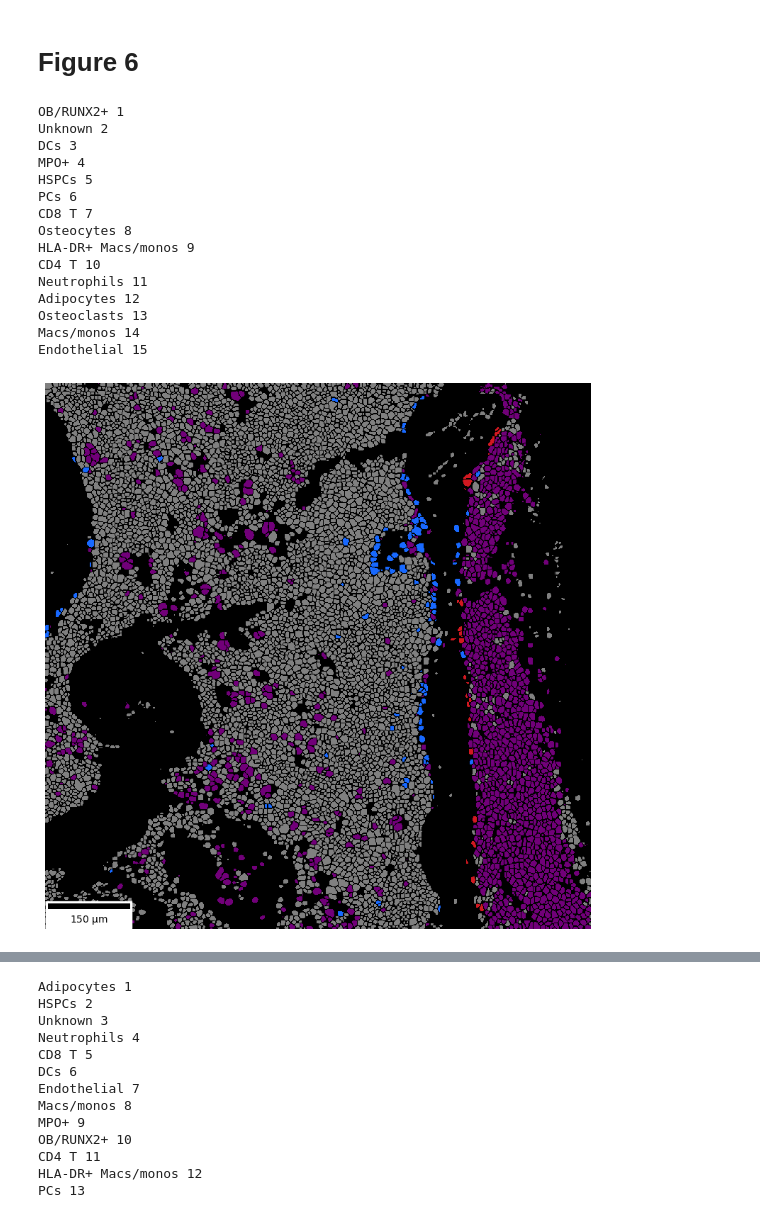
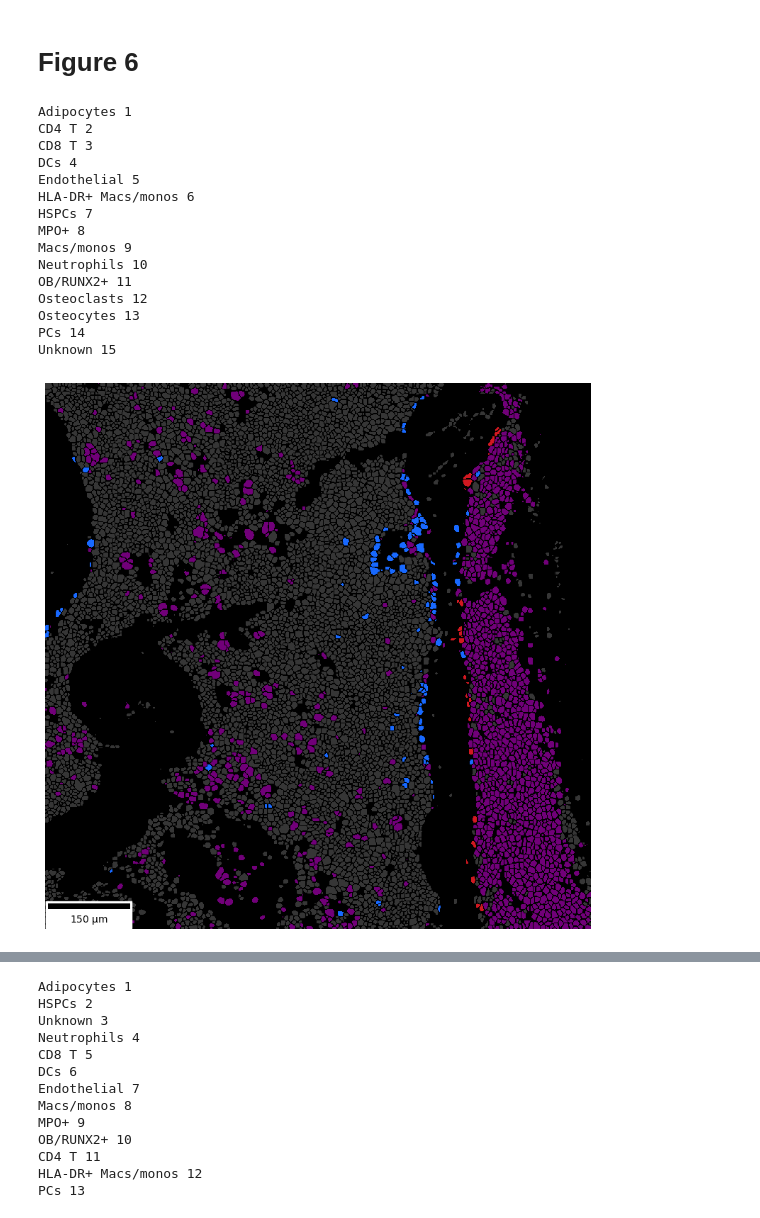
Before and after one commit to SchapiroLabor/myeloma_imc, a Jupyter notebook: src/Paper/figure_plots/spatial_plots.ipynb, the cells around one changed output, grey strips where cells are left out. Drawn from its saved outputs; the diff is of its cells as text; code cells hidden in the pictures.

```diff
--- a/src/Paper/figure_plots/spatial_plots.ipynb
+++ b/src/Paper/figure_plots/spatial_plots.ipynb
@@ -586,8 +585,8 @@ seg_mask_path = f'/Users/lukashat/Documents/PhD_Schapiro/Projects/Myeloma_Standa
 cell_df = cell_df_whole.loc[cell_df_whole['image_ID'] == sample]
 cell_df = cell_df[cell_df['Phenotype4'] != 'exclude']
 target_col = 'Phenotype4' # column of interest for color coding
-unique_identifiers = set(cell_df[target_col].unique())
-segmentation_mask, plot_segmentation = process_full_image(cell_df=cell_df, seg_mask_path=seg_mask_path, target_col=target_col, label_col='Object') # if unsure of which regions to select, I just process the full image then crop the files later - this could be made more efficient by cropping the image before processing
+unique_identifiers = sorted(set(cell_df[target_col].unique()))
+segmentation_mask, plot_segmentation = process_full_image(cell_df=cell_df, seg_mask_path=seg_mask_path, target_col=target_col, unique_identifiers=unique_identifiers, label_col='Object') # if unsure of which regions to select, I just process the full image then crop the files later - this could be made more efficient by cropping the image before processing
 ROI_upper_left = (0, 0)
 ROI_lower_right = (1000,1000)
 roi_crop, plot_crop = crop_roi(segmentation_mask, plot_segmentation, ROI_upper_left, ROI_lower_right)
@@ -595,7 +594,7 @@ background_color = 'black'
 phenotype_color_map2 = phenotype_color_map.copy()
 for key in phenotype_color_map.keys():
     if key not in ['PCs', 'Neutrophils', 'DCs', 'CD4 T', 'CD8 T', 'Macs/monos', 'HLA-DR+ Macs/monos']:
-        phenotype_color_map2[key] = 'grey'
+        phenotype_color_map2[key] = '#363636'
 colors_list = [background_color] + [phenotype_color_map2[identifier] for identifier in unique_identifiers]
 final_cmap = colors.ListedColormap(colors_list)
 create_plot(roi_crop=roi_crop, plot_crop=plot_crop, cmap=final_cmap, boundaries=True, boundary_color=(0, 0, 0, 1), boundary_thickness=1,
@@ -656,8 +655,8 @@ seg_mask_path = f'/Users/lukashat/Documents/PhD_Schapiro/Projects/Myeloma_Standa
 cell_df = cell_df_whole.loc[cell_df_whole['image_ID'] == sample]
 cell_df = cell_df[cell_df['cellcharter_CN'] != 'exclude']
 target_col = 'cellcharter_CN' # column of interest for color coding
-unique_identifiers = set(cell_df[target_col].unique())
-segmentation_mask, plot_segmentation = process_full_image(cell_df=cell_df, seg_mask_path=seg_mask_path, target_col=target_col, label_col='Object') # if unsure of which regions to select, I just process the full image then crop the files later - this could be made more efficient by cropping the image before processing
+unique_identifiers = sorted(set(cell_df[target_col].unique()))
+segmentation_mask, plot_segmentation = process_full_image(cell_df=cell_df, seg_mask_path=seg_mask_path, target_col=target_col, unique_identifiers=unique_identifiers, label_col='Object') # if unsure of which regions to select, I just process the full image then crop the files later - this could be made more efficient by cropping the image before processing
 ROI_upper_left = (0, 0)
 ROI_lower_right = (1000,1000)
 roi_crop, plot_crop = crop_roi(segmentation_mask, plot_segmentation, ROI_upper_left, ROI_lower_right)
@@ -665,7 +664,7 @@ background_color = 'black'
 neighborhood_color_map2 = neighborhood_color_map.copy()
 for key in neighborhood_color_map.keys():
     if key not in ['PC_OXPHOS', 'PC_MYELOID', 'ADAPTIVE_IMMUNE', 'HIF1A_IMMUNE']:
-        neighborhood_color_map2[key] = 'grey'
+        neighborhood_color_map2[key] = '#363636'
 colors_list = [background_color] + [neighborhood_color_map2[identifier] for identifier in unique_identifiers]
 final_cmap = colors.ListedColormap(colors_list)
 create_plot(roi_crop=roi_crop, plot_crop=plot_crop, cmap=final_cmap, boundaries=True, boundary_color=(0, 0, 0, 1), boundary_thickness=1,
@@ -691,8 +690,8 @@ seg_mask_path = f'/Users/lukashat/Documents/PhD_Schapiro/Projects/Myeloma_Standa
 cell_df = cell_df_whole.loc[cell_df_whole['image_ID'] == sample]
 cell_df = cell_df[cell_df['Phenotype4'] != 'exclude']
 target_col = 'Phenotype4' # column of interest for color coding
-unique_identifiers = set(cell_df[target_col].unique())
-segmentation_mask, plot_segmentation = process_full_image(cell_df=cell_df, seg_mask_path=seg_mask_path, target_col=target_col, label_col='Object') # if unsure of which regions to select, I just process the full image then crop the files later - this could be made more efficient by cropping the image before processing
+unique_identifiers = sorted(set(cell_df[target_col].unique()))
+segmentation_mask, plot_segmentation = process_full_image(cell_df=cell_df, seg_mask_path=seg_mask_path, target_col=target_col, unique_identifiers=unique_identifiers, label_col='Object') # if unsure of which regions to select, I just process the full image then crop the files later - this could be made more efficient by cropping the image before processing
 ROI_upper_left = (0, 0)
 ROI_lower_right = (1000,1000)
 roi_crop, plot_crop = crop_roi(segmentation_mask, plot_segmentation, ROI_upper_left, ROI_lower_right)
@@ -700,7 +699,7 @@ background_color = 'black'
 phenotype_color_map2 = phenotype_color_map.copy()
 for key in phenotype_color_map.keys():
     if key not in ['PCs', 'Neutrophils', 'DCs', 'CD4 T', 'CD8 T', 'Macs/monos', 'HLA-DR+ Macs/monos']:
-        phenotype_color_map2[key] = 'grey'
+        phenotype_color_map2[key] = '#363636'
 colors_list = [background_color] + [phenotype_color_map2[identifier] for identifier in unique_identifiers]
 final_cmap = colors.ListedColormap(colors_list)
 create_plot(roi_crop=roi_crop, plot_crop=plot_crop, cmap=final_cmap, boundaries=True, boundary_color=(0, 0, 0, 1), boundary_thickness=1,
@@ -731,8 +730,8 @@ seg_mask_path = f'/Users/lukashat/Documents/PhD_Schapiro/Projects/Myeloma_Standa
 cell_df = cell_df_whole.loc[cell_df_whole['image_ID'] == sample]
 cell_df = cell_df[cell_df['cellcharter_CN'] != 'exclude']
 target_col = 'cellcharter_CN' # column of interest for color coding
-unique_identifiers = set(cell_df[target_col].unique())
-segmentation_mask, plot_segmentation = process_full_image(cell_df=cell_df, seg_mask_path=seg_mask_path, target_col=target_col, label_col='Object') # if unsure of which regions to select, I just process the full image then crop the files later - this could be made more efficient by cropping the image before processing
+unique_identifiers = sorted(set(cell_df[target_col].unique()))
+segmentation_mask, plot_segmentation = process_full_image(cell_df=cell_df, seg_mask_path=seg_mask_path, target_col=target_col, unique_identifiers=unique_identifiers, label_col='Object') # if unsure of which regions to select, I just process the full image then crop the files later - this could be made more efficient by cropping the image before processing
 ROI_upper_left = (0, 0)
 ROI_lower_right = (1000,1000)
 roi_crop, plot_crop = crop_roi(segmentation_mask, plot_segmentation, ROI_upper_left, ROI_lower_right)
@@ -740,7 +739,7 @@ background_color = 'black'
 neighborhood_color_map2 = neighborhood_color_map.copy()
 for key in neighborhood_color_map.keys():
     if key not in ['PC_OXPHOS', 'PC_MYELOID', 'ADAPTIVE_IMMUNE', 'HIF1A_IMMUNE']:
-        neighborhood_color_map2[key] = 'grey'
+        neighborhood_color_map2[key] = '#363636'
 colors_list = [background_color] + [neighborhood_color_map2[identifier] for identifier in unique_identifiers]
 final_cmap = colors.ListedColormap(colors_list)
 create_plot(roi_crop=roi_crop, plot_crop=plot_crop, cmap=final_cmap, boundaries=True, boundary_color=(0, 0, 0, 1), boundary_thickness=1,
@@ -762,46 +761,46 @@ HIF1A_IMMUNE 9
 # %%
 save_path = f'/Users/lukashat/Documents/PhD_Schapiro/Projects/Myeloma_Standal/paper/plots/figures/figure_6/{extension}/'
 save_path_supp = f'/Users/lukashat/Documents/PhD_Schapiro/Projects/Myeloma_Standal/paper/plots/figures/suppl_figure_6/{extension}/'
 df = adata.to_df()
 cell_df_whole = df.join(adata.obs)
 sample = 'TS-373_IMC43_B_002.csv'
 seg_name = sample.split('.csv')[0] + '.tiff'
 seg_mask_path = f'/Users/lukashat/Documents/PhD_Schapiro/Projects/Myeloma_Standal/results/standard/masks/{seg_name}'
 cell_df = cell_df_whole.loc[cell_df_whole['image_ID'] == sample]
 cell_df = cell_df[cell_df['Phenotype4'] != 'exclude']
 target_col = 'Phenotype4' # column of interest for color coding
-unique_identifiers = set(cell_df[target_col].unique())
-segmentation_mask, plot_segmentation = process_full_image(cell_df=cell_df, seg_mask_path=seg_mask_path, target_col=target_col, label_col='Object') # if unsure of which regions to select, I just process the full image then crop the files later - this could be made more efficient by cropping the image before processing
+unique_identifiers = sorted(set(cell_df[target_col].unique()))
+segmentation_mask, plot_segmentation = process_full_image(cell_df=cell_df, seg_mask_path=seg_mask_path, target_col=target_col, unique_identifiers=unique_identifiers, label_col='Object') # if unsure of which regions to select, I just process the full image then crop the files later - this could be made more efficient by cropping the image before processing
 ROI_upper_left = (0, 0)
 ROI_lower_right = (1000,1000)
 roi_crop, plot_crop = crop_roi(segmentation_mask, plot_segmentation, ROI_upper_left, ROI_lower_right)
 background_color = 'black'
 phenotype_color_map2 = phenotype_color_map.copy()
 for key in phenotype_color_map.keys():
     if key not in ['PCs', 'OB/RUNX2+', 'Osteoclasts']:
-        phenotype_color_map2[key] = 'grey'
+        phenotype_color_map2[key] = '#363636'
 colors_list = [background_color] + [phenotype_color_map2[identifier] for identifier in unique_identifiers]
 final_cmap = colors.ListedColormap(colors_list)
 create_plot(roi_crop=roi_crop, plot_crop=plot_crop, cmap=final_cmap, boundaries=True, boundary_color=(0, 0, 0, 1), boundary_thickness=1,
             save_path=os.path.join(save_path, f'{sample.split(".csv")[0]}_{target_col}_greyed.{extension}')
             )
 # %% [output]
-OB/RUNX2+ 1
-Unknown 2
-DCs 3
-MPO+ 4
-HSPCs 5
-PCs 6
-CD8 T 7
-Osteocytes 8
-HLA-DR+ Macs/monos 9
-CD4 T 10
-Neutrophils 11
-Adipocytes 12
-Osteoclasts 13
-Macs/monos 14
-Endothelial 15
+Adipocytes 1
+CD4 T 2
+CD8 T 3
+DCs 4
+Endothelial 5
+HLA-DR+ Macs/monos 6
+HSPCs 7
+MPO+ 8
+Macs/monos 9
+Neutrophils 10
+OB/RUNX2+ 11
+Osteoclasts 12
+Osteocytes 13
+PCs 14
+Unknown 15
-[figure, old version]
+[figure, new version]
 # %%
 ROI_upper_left = (350, 680)
 ROI_lower_right = (550,850)
```
Also changed, not shown: parts of 36 cells of this notebook, 7 other files.
